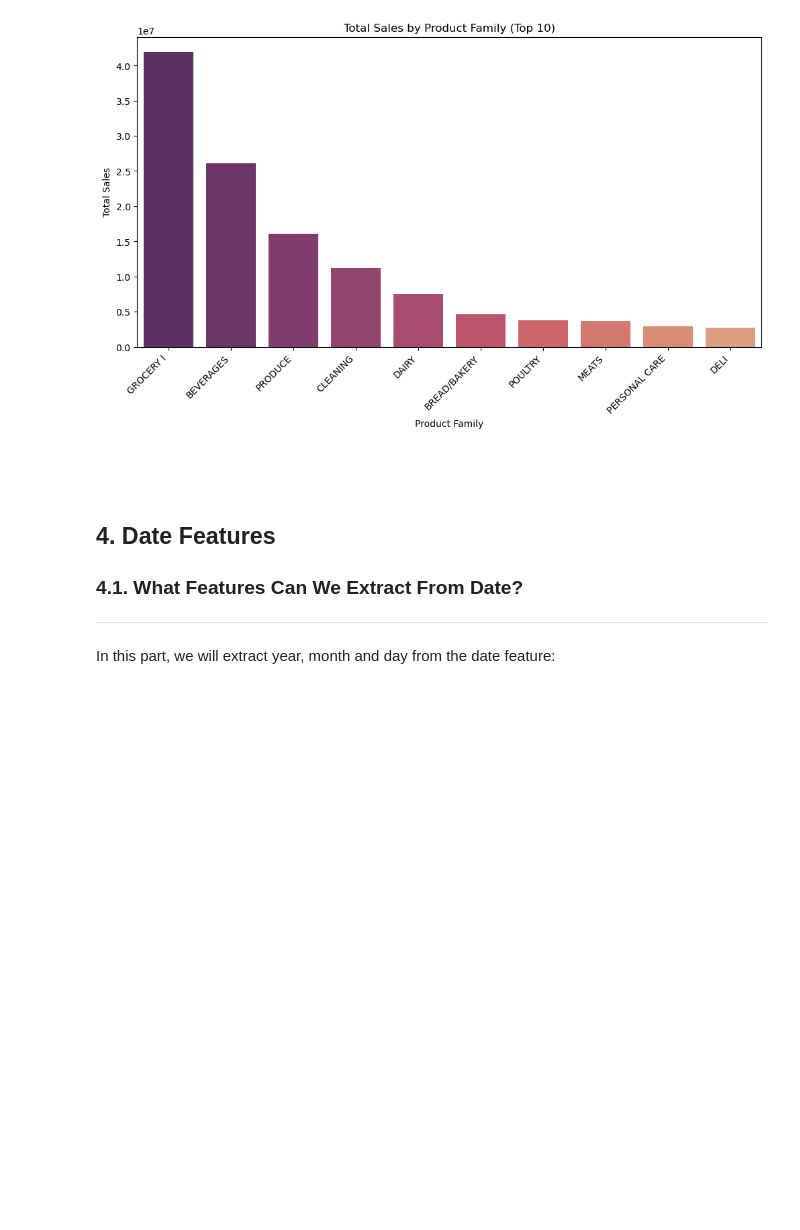
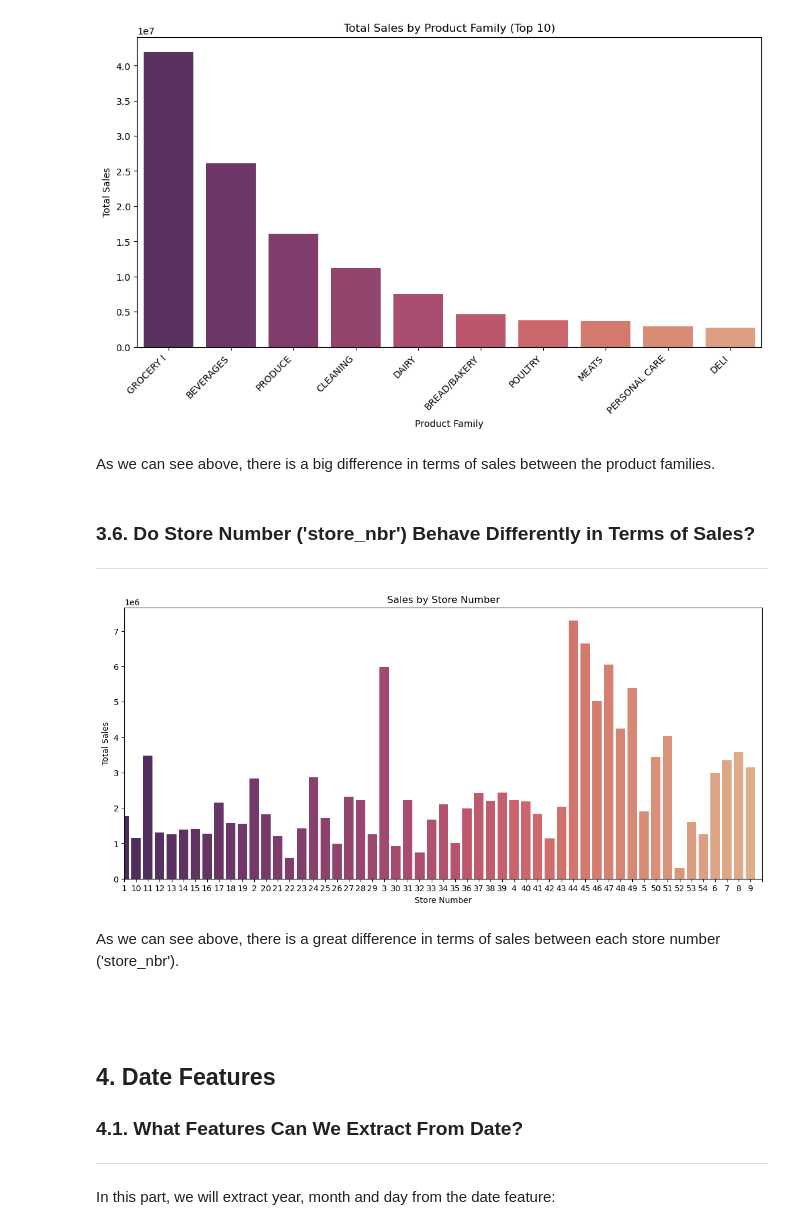
Before and after one commit to edmar-bevilaqua/store-sales-tsf-kaggle-competition, a Jupyter notebook: store-sales-tsf.ipynb, the cells around one changed output. Drawn from its saved outputs; the diff is of its cells as text; code cells hidden in the pictures; blank space fills up the shorter version.

Commit message:
Update store-sales-tsf.ipynb
Plot the difference in terms of sales for each store_nbr in a sns.barplot()

```diff
--- a/store-sales-tsf.ipynb
+++ b/store-sales-tsf.ipynb
@@ -1142,6 +1142,31 @@ plt.xticks(rotation=45, ha='right')
 plt.show()
 # %% [output]
 [figure]
+# %% [markdown]
+As we can see above, there is a big difference in terms of sales between the product families.
+# %% [markdown]
+### 3.6. Do Store Number ('store_nbr') Behave Differently in Terms of Sales?
+---
+# %%
+# Create a dataframe with the sum of sales for each store_nbr
+store_sales = merged.groupby('store_nbr')['sales'].sum()
+
+# Plot
+plt.figure(figsize=(14, 6))
+sns.barplot(x=store_sales.index, y=store_sales.values, palette='flare_r')
+plt.xlabel('Store Number')
+plt.ylabel('Total Sales')
+plt.title('Sales by Store Number')
+
+# Set the X-axis limits and ticks
+plt.xlim(0, 54)
+plt.xticks(range(55))
+
+plt.show()
+# %% [output]
+[figure, added]
+# %% [markdown]
+As we can see above, there is a great difference in terms of sales between each store number ('store_nbr').
 # %% [markdown]
 <br><br>
 
```
